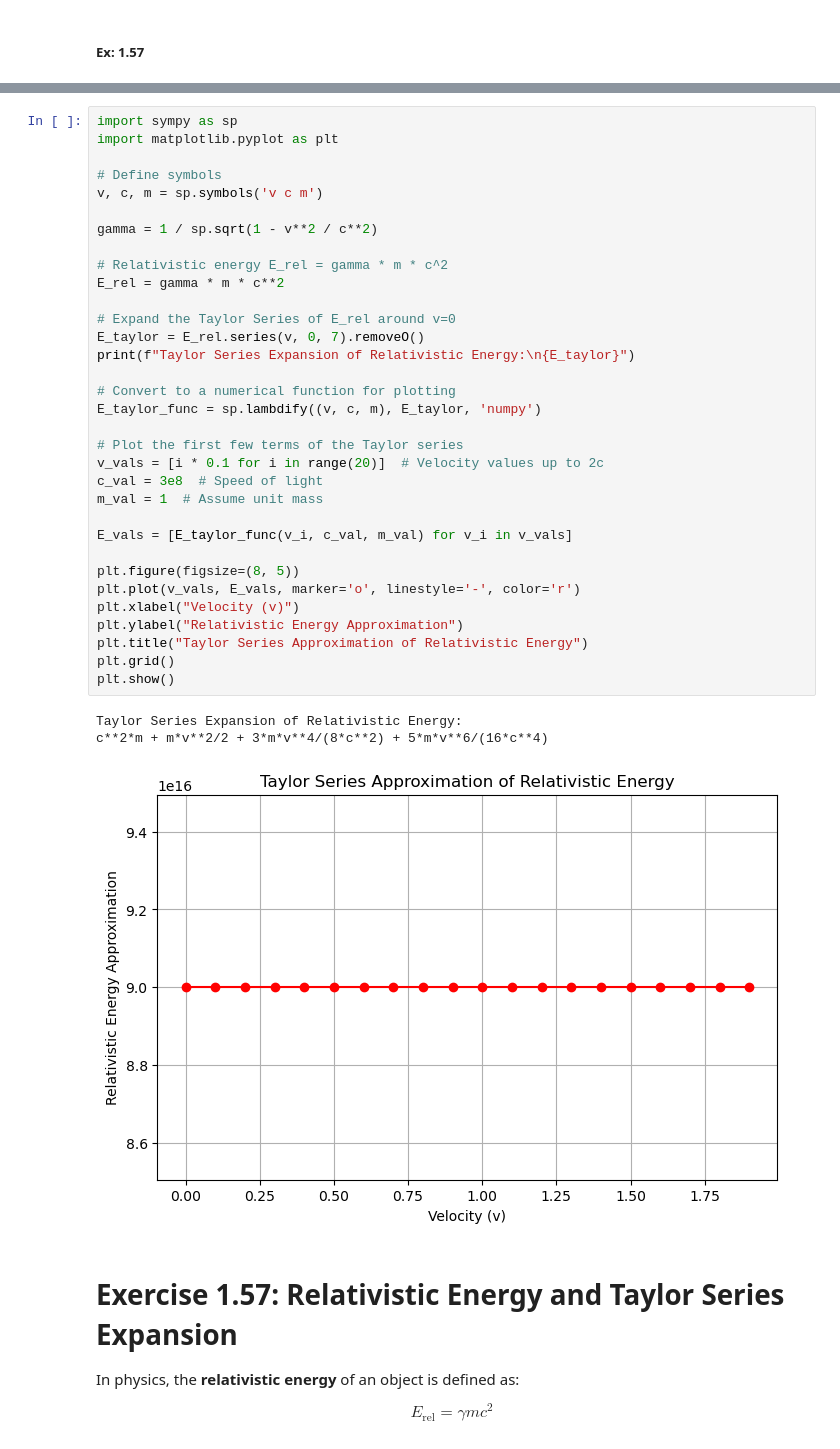
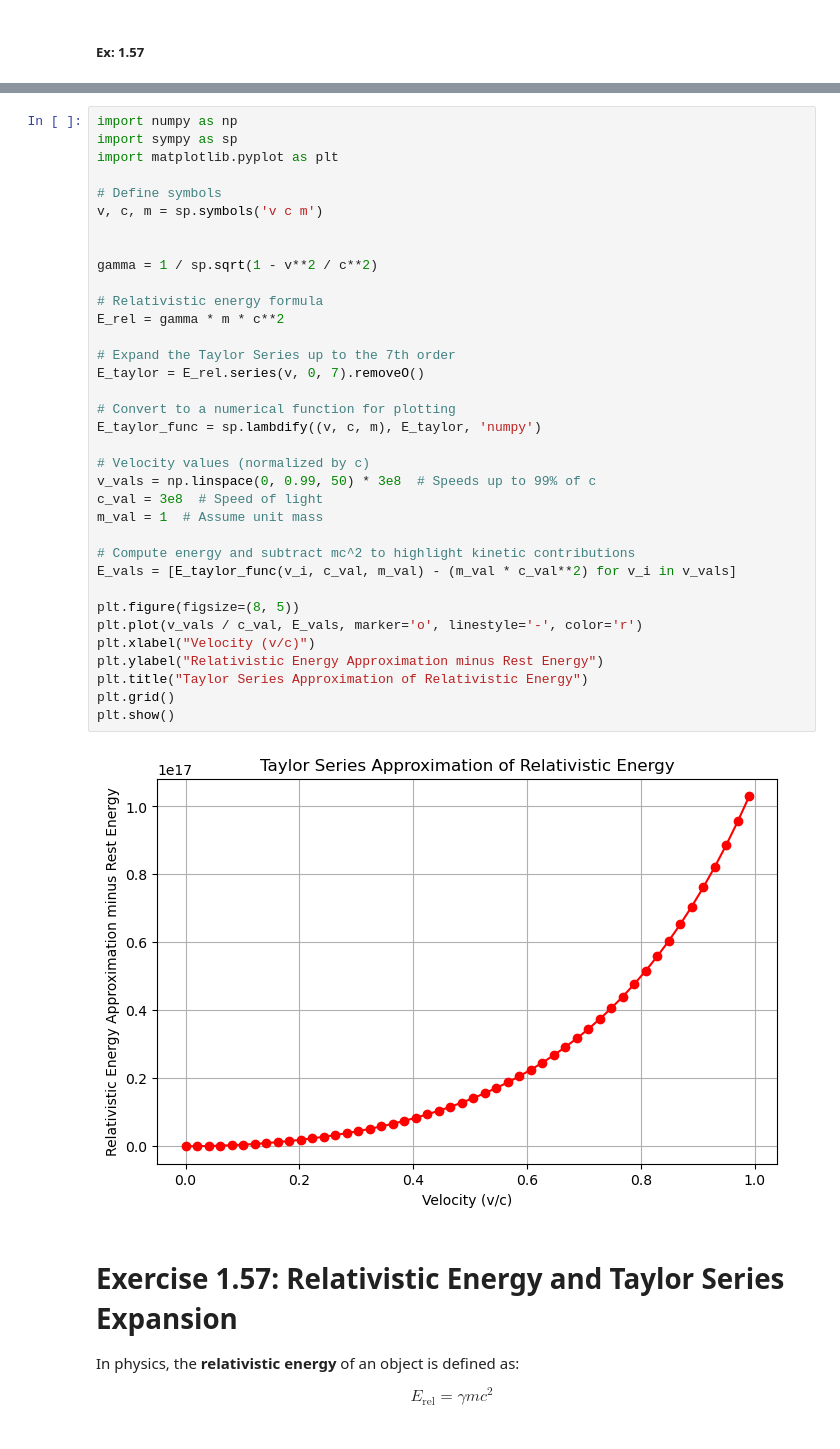
Before and after one commit to Quantum-Impulse/Sci-Comp, a Jupyter notebook: work/A1 Notebook.ipynb, the cells around one changed output, grey strips where cells are left out. Cells and saved outputs as stored; diff of their text form.

```diff
--- a/work/A1 Notebook.ipynb
+++ b/work/A1 Notebook.ipynb
@@ -70,42 +70,42 @@ Number of terms used: 10000
 # %% [markdown]
 ![ Question 1.57 ](./imgs_quest/1.57.png)
 # %%
+import numpy as np
 import sympy as sp
 import matplotlib.pyplot as plt
 
 # Define symbols
 v, c, m = sp.symbols('v c m')
 
+
 gamma = 1 / sp.sqrt(1 - v**2 / c**2)
 
-# Relativistic energy E_rel = gamma * m * c^2
+# Relativistic energy formula
 E_rel = gamma * m * c**2
 
-# Expand the Taylor Series of E_rel around v=0
+# Expand the Taylor Series up to the 7th order
 E_taylor = E_rel.series(v, 0, 7).removeO()
-print(f"Taylor Series Expansion of Relativistic Energy:\n{E_taylor}")
 
 # Convert to a numerical function for plotting
 E_taylor_func = sp.lambdify((v, c, m), E_taylor, 'numpy')
 
-# Plot the first few terms of the Taylor series
-v_vals = [i * 0.1 for i in range(20)]  # Velocity values up to 2c
+# Velocity values (normalized by c)
+v_vals = np.linspace(0, 0.99, 50) * 3e8  # Speeds up to 99% of c
 c_val = 3e8  # Speed of light
 m_val = 1  # Assume unit mass
 
-E_vals = [E_taylor_func(v_i, c_val, m_val) for v_i in v_vals]
+# Compute energy and subtract mc^2 to highlight kinetic contributions
+E_vals = [E_taylor_func(v_i, c_val, m_val) - (m_val * c_val**2) for v_i in v_vals]
 
 plt.figure(figsize=(8, 5))
-plt.plot(v_vals, E_vals, marker='o', linestyle='-', color='r')
-plt.xlabel("Velocity (v)")
-plt.ylabel("Relativistic Energy Approximation")
+plt.plot(v_vals / c_val, E_vals, marker='o', linestyle='-', color='r')
+plt.xlabel("Velocity (v/c)")
+plt.ylabel("Relativistic Energy Approximation minus Rest Energy")
 plt.title("Taylor Series Approximation of Relativistic Energy")
 plt.grid()
 plt.show()
 # %% [output]
-Taylor Series Expansion of Relativistic Energy:
-c**2*m + m*v**2/2 + 3*m*v**4/(8*c**2) + 5*m*v**6/(16*c**4)
-[figure, old version]
+[figure, new version]
 # %% [markdown]
 # **Exercise 1.57: Relativistic Energy and Taylor Series Expansion**
 
```
